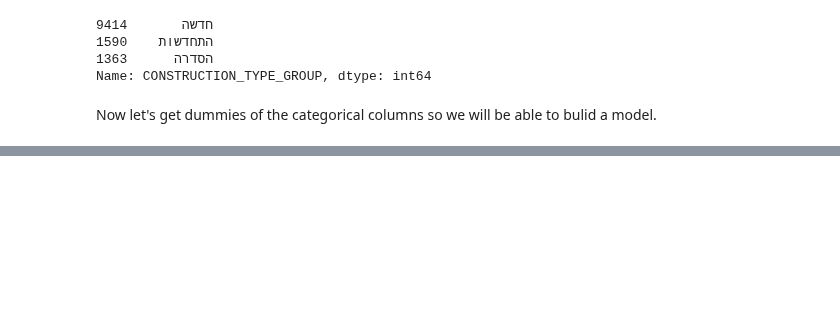
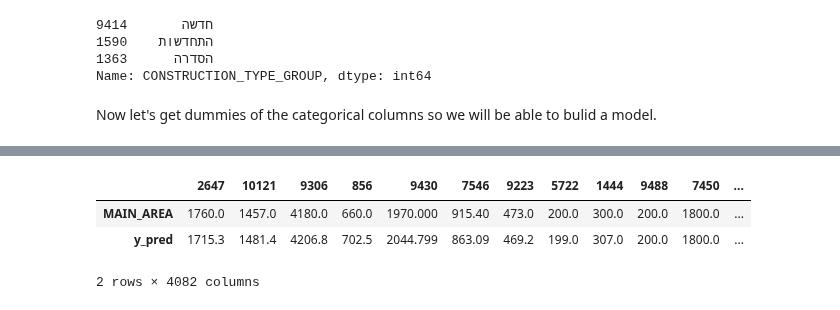
Before and after one commit to MosheMann5750/ML, a Jupyter notebook: FinalProject/ConstructionPlans.ipynb, the cells around one changed output, grey strips where cells are left out. Saved outputs shown, nothing was run; the diff lists cells and outputs as text; code cells hidden in the pictures; blank space fills up the shorter version.

```diff
--- a/FinalProject/ConstructionPlans.ipynb
+++ b/FinalProject/ConstructionPlans.ipynb
@@ -376,0 +394,4 @@ dummies_data.head()
+# %%
+from sklearn.neighbors import KNeighborsRegressor
+neigh = KNeighborsRegressor(n_neighbors=10)
+neigh.fit(X_train, y_train)
@@ -376,0 +400,2 @@ dummies_data.head()
+# %%
+y_pred = neigh.predict(X_test)
@@ -376,0 +428,3 @@ dummies_data.head()
+# %%
+result_df = pd.DataFrame(y_test)
+result_df.head()
@@ -376,0 +438,9 @@ dummies_data.head()
+# %%
+result_df['y_pred'] = y_pred
+# %%
+result_df.T
+# %% [output]
+|  | 2647 | 10121 | 9306 | 856 | 9430 | 7546 | 9223 | 5722 | 1444 | 9488 | 7450 | ... |
+| MAIN_AREA | 1760.0 | 1457.0 | 4180.0 | 660.0 | 1970.000 | 915.40 | 473.0 | 200.0 | 300.0 | 200.0 | 1800.0 | ... |
+| y_pred | 1715.3 | 1481.4 | 4206.8 | 702.5 | 2044.799 | 863.09 | 469.2 | 199.0 | 307.0 | 200.0 | 1800.0 | ... |
+2 rows × 4082 columns
```
Also changed, not shown: parts of 8 cells of this notebook.
